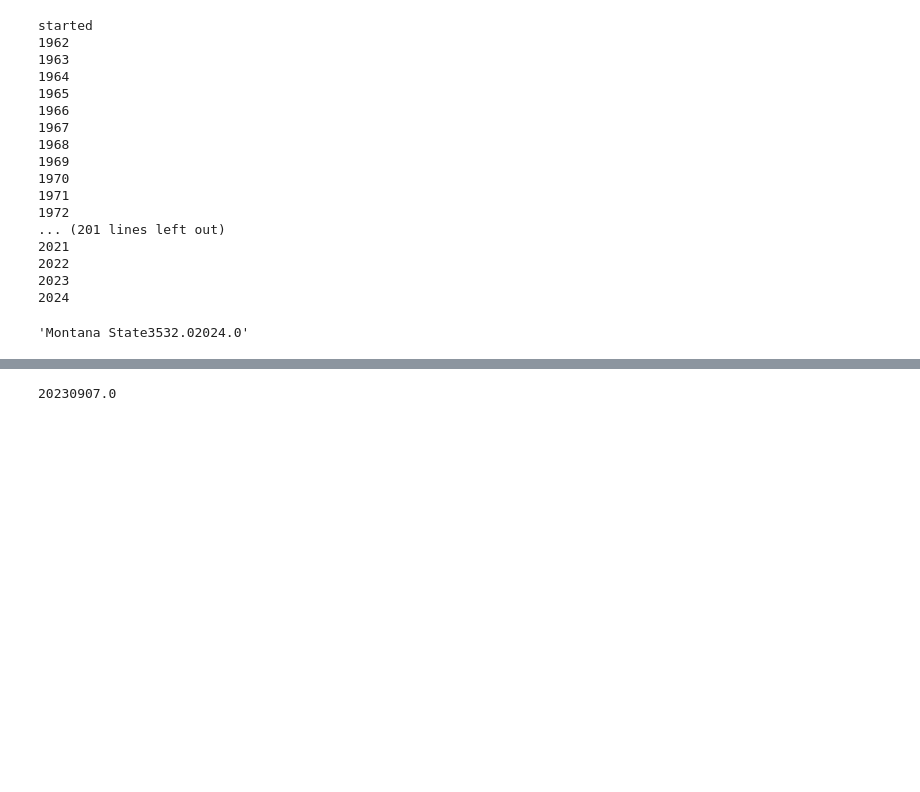
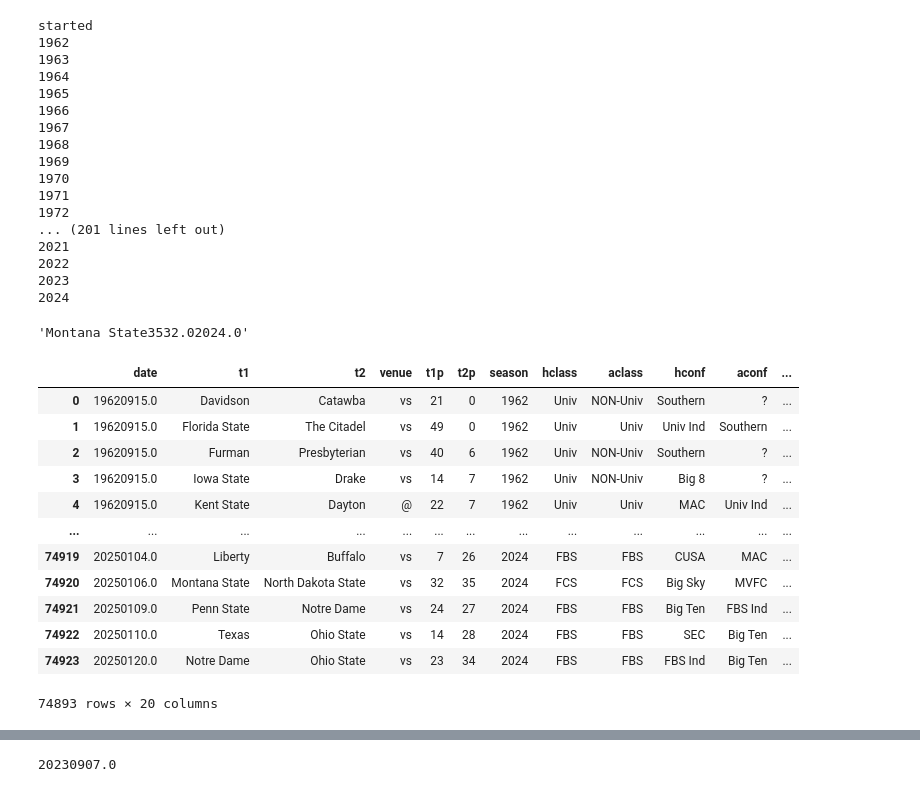
Before and after one commit to easella/ncaaf, a Jupyter notebook: cfb-with-rev.ipynb, the cells around one changed output, grey strips where cells are left out. Drawn from its saved outputs; the diff is of its cells as text; code cells hidden in the pictures; blank space fills up the shorter version.

```diff
--- a/cfb-with-rev.ipynb
+++ b/cfb-with-rev.ipynb
@@ -856,3 +856,19 @@ for u in games:
 k[-1]
 # %% [output]
 'Montana State3532.02024.0'
+# %%
+df
+# %% [output]
+|  | date | t1 | t2 | venue | t1p | t2p | season | hclass | aclass | hconf | aconf | ... |
+| 0 | 19620915.0 | Davidson | Catawba | vs | 21 | 0 | 1962 | Univ | NON-Univ | Southern | ? | ... |
+| 1 | 19620915.0 | Florida State | The Citadel | vs | 49 | 0 | 1962 | Univ | Univ | Univ Ind | Southern | ... |
+| 2 | 19620915.0 | Furman | Presbyterian | vs | 40 | 6 | 1962 | Univ | NON-Univ | Southern | ? | ... |
+| 3 | 19620915.0 | Iowa State | Drake | vs | 14 | 7 | 1962 | Univ | NON-Univ | Big 8 | ? | ... |
+| 4 | 19620915.0 | Kent State | Dayton | @ | 22 | 7 | 1962 | Univ | Univ | MAC | Univ Ind | ... |
+| ... | ... | ... | ... | ... | ... | ... | ... | ... | ... | ... | ... | ... |
+| 74919 | 20250104.0 | Liberty | Buffalo | vs | 7 | 26 | 2024 | FBS | FBS | CUSA | MAC | ... |
+| 74920 | 20250106.0 | Montana State | North Dakota State | vs | 32 | 35 | 2024 | FCS | FCS | Big Sky | MVFC | ... |
+| 74921 | 20250109.0 | Penn State | Notre Dame | vs | 24 | 27 | 2024 | FBS | FBS | Big Ten | FBS Ind | ... |
+| 74922 | 20250110.0 | Texas | Ohio State | vs | 14 | 28 | 2024 | FBS | FBS | SEC | Big Ten | ... |
+| 74923 | 20250120.0 | Notre Dame | Ohio State | vs | 23 | 34 | 2024 | FBS | FBS | FBS Ind | Big Ten | ... |
+74893 rows × 20 columns
```
Also changed, not shown: parts of 1 cell of this notebook.
